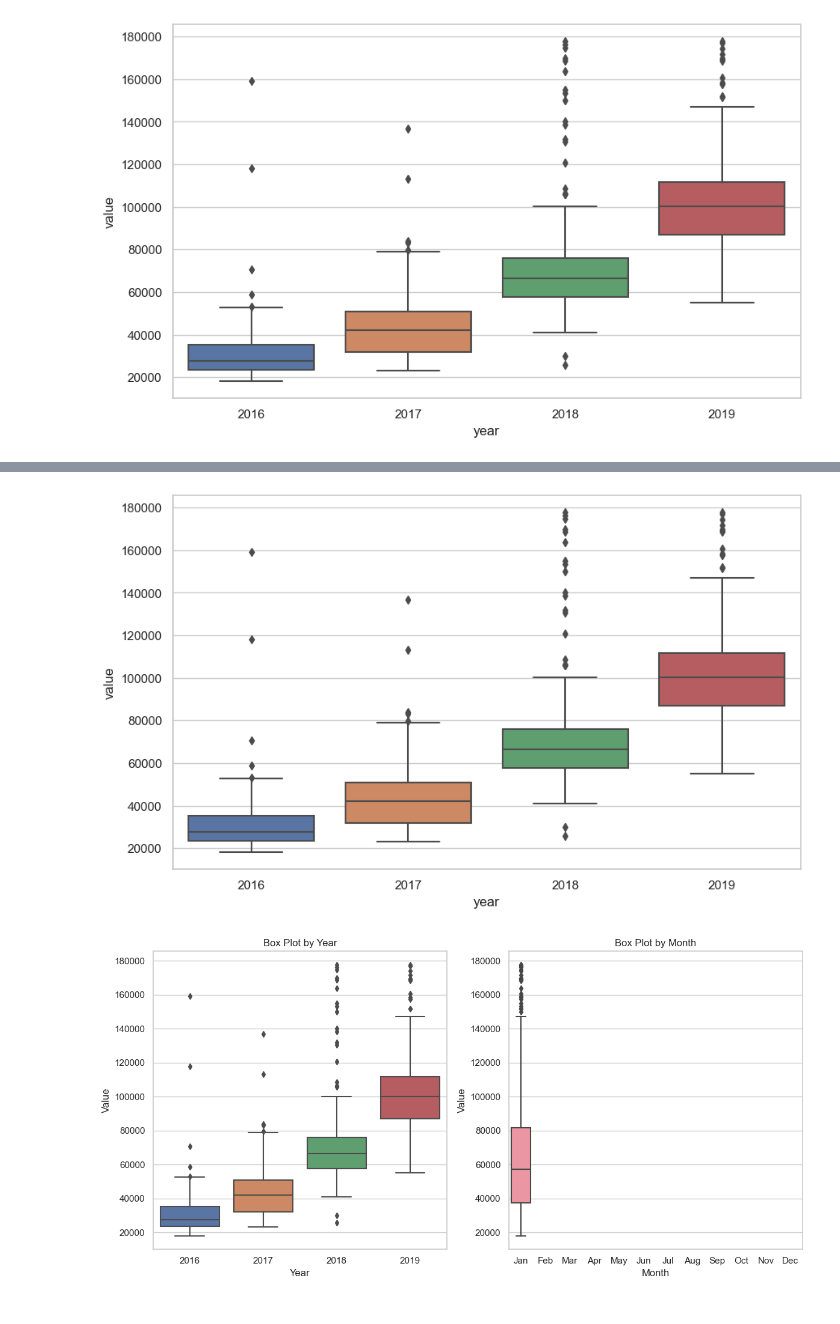
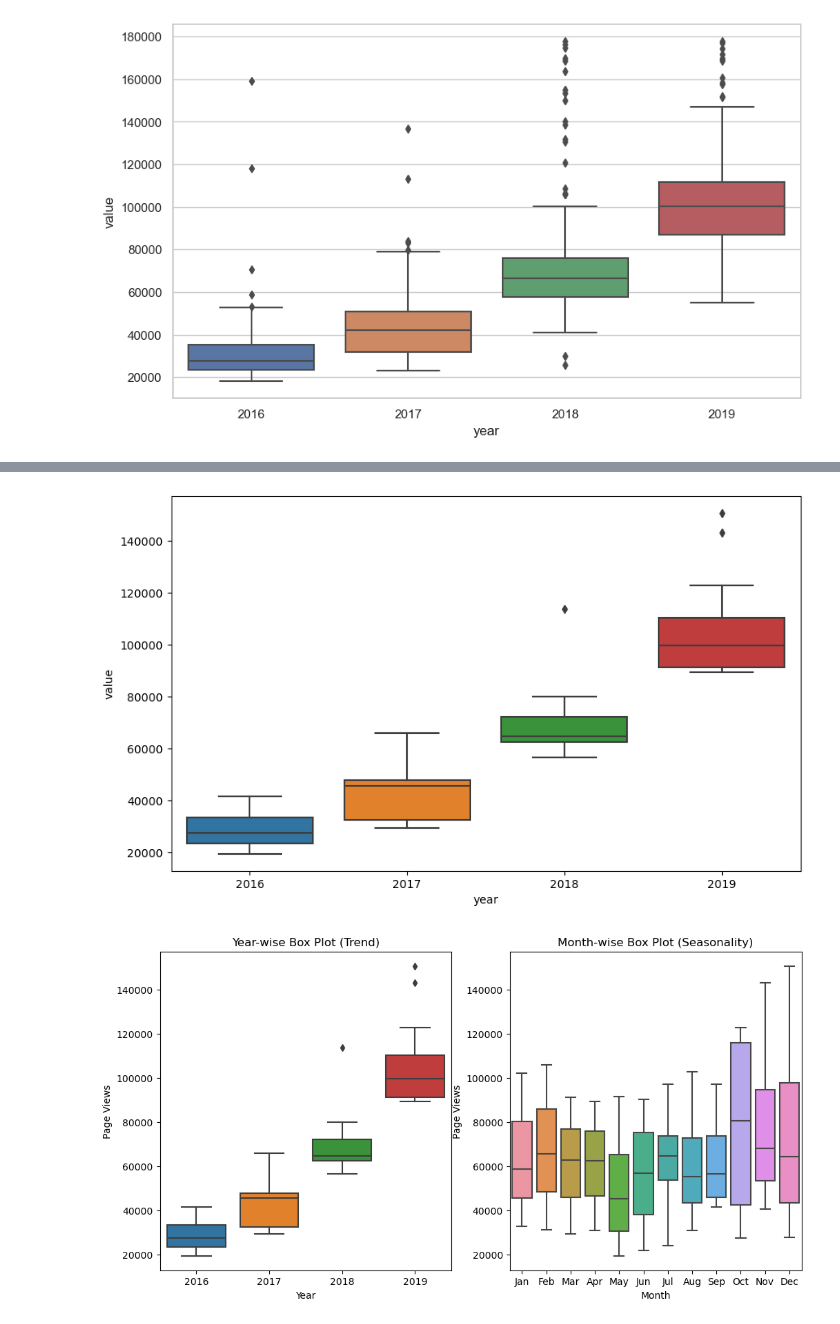
Before and after one commit to OuwaCavern/page-view-time-series-visualizer, a Jupyter notebook: Date Visualizer.ipynb, the cells around one changed output, grey strips where cells are left out. Drawn from its saved outputs; the diff is of its cells as text; code cells hidden in the pictures.

```diff
--- a/Date Visualizer.ipynb
+++ b/Date Visualizer.ipynb
@@ -175,3 +172,7 @@ dfh
 | 2019-November | 143166.428571 |
 | 2019-October | 122802.272727 |
 | 2019-September | 97268.833333 |
+# %%
+dfh.index = pd.to_datetime(dfh.index, format='%Y-%B')
+# %%
+dfh.index = dfh.index.strftime('%Y-%b')
@@ -240,5 +270,5 @@ plt.show()
 # %%
-df_box = df.copy()
+df_box = dfh.copy()
 df_box.reset_index(inplace=True)
 df_box['year'] = [d.year for d in df_box.date]
-df_box['month'] = [d.strftime('%b') for d in df_box.date]
+df_box['month'] = [d.month for d in df_box.date]
@@ -248,17 +298,18 @@ sns.boxplot(x='year', y='value', data=df_box)
 plt.ticklabel_format(style='plain', axis='y')
 plt.show()
 # %% [output]
-[figure, old version]
+[figure, new version]
 # %%
 fig, axes = plt.subplots(nrows=1, ncols=2, figsize=(12, 6))
 sns.boxplot(x='year', y='value', data=df_box, ax=axes[0])
 axes[0].set_xlabel('Year')
-axes[0].set_ylabel('Value')
-axes[0].set_title('Box Plot by Year')
-sns.boxplot(x='month', y='value', data=df_box, ax=axes[1], order=['Jan', 'Feb', 'Mar', 'Apr', 'May', 'Jun', 'Jul', 'Aug', 'Sep', 'Oct', 'Nov', 'Dec'])
-axes[1].set_xlabel('Month')
-axes[1].set_ylabel('Value')
-axes[1].set_title('Box Plot by Month')
-plt.tight_layout()
+axes[0].set_ylabel('Page Views')
+axes[0].set_title('Year-wise Box Plot (Trend)')
+month_labels = ['Jan', 'Feb', 'Mar', 'Apr', 'May', 'Jun', 'Jul', 'Aug', 'Sep', 'Oct', 'Nov', 'Dec']
+sns.boxplot(x='month', y='value', data=df_box)
+axes[1] = plt.xlabel('Month')
+axes[1] = plt.xticks(ticks=plt.xticks()[0], labels=month_labels)
+axes[1] = plt.ylabel('Page Views')
+axes[1] = plt.title('Month-wise Box Plot (Seasonality)')
 # %% [output]
-[figure, old version]
+[figure, new version]
```
Also changed, not shown: parts of 6 cells of this notebook, 2 other files.
